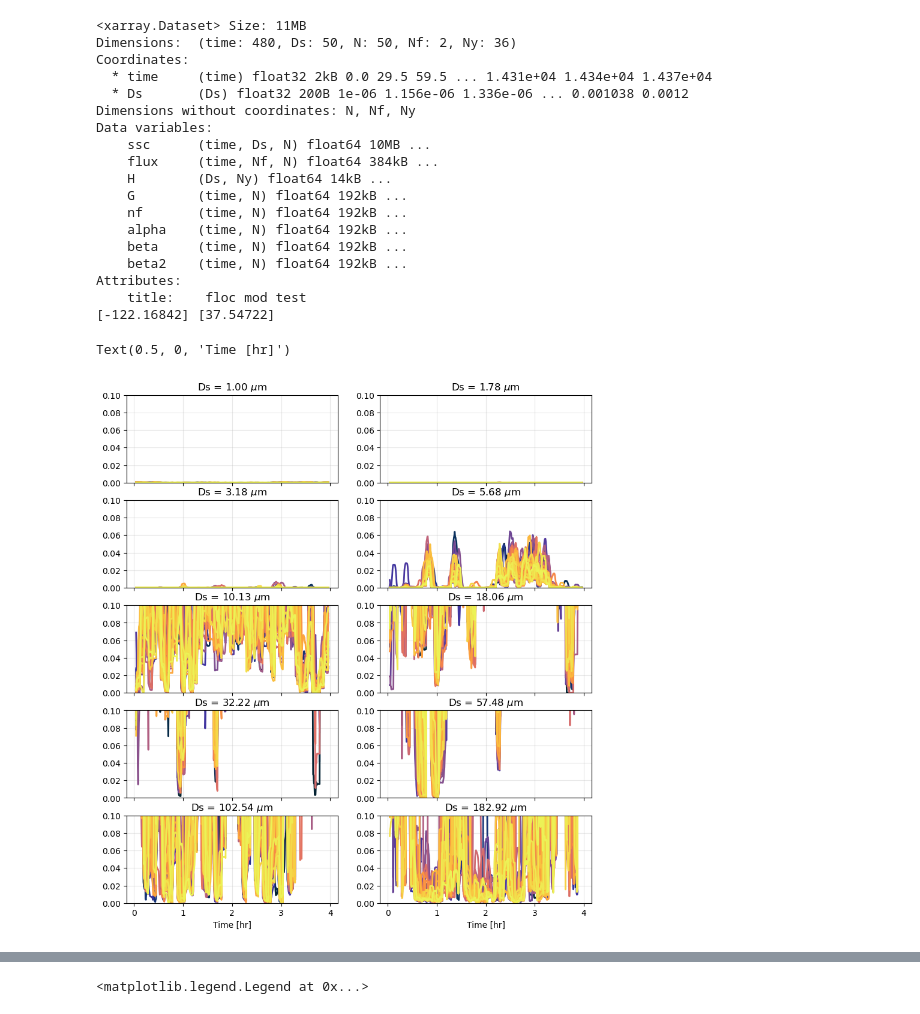
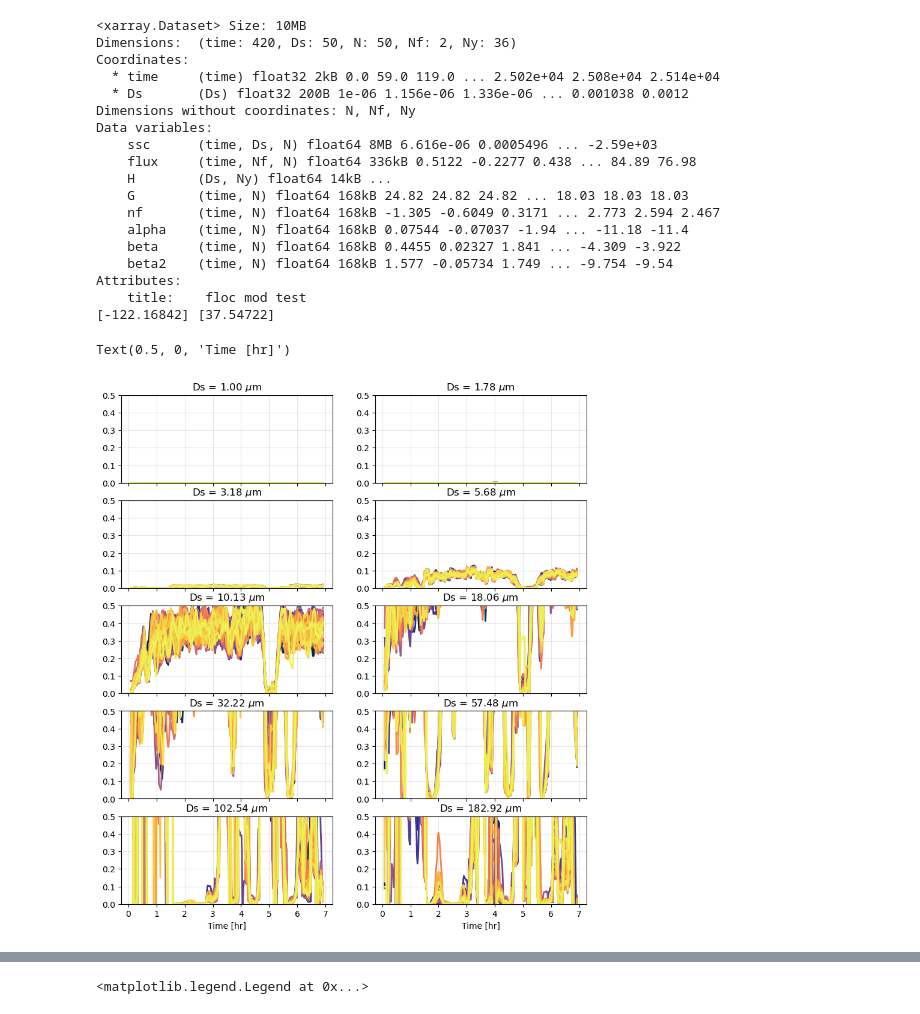
Before and after one commit to sienna-white/enkf_sediment, a Jupyter notebook: plot_floc_mod_ens.ipynb, the cells around one changed output, grey strips where cells are left out. Drawn from its saved outputs; the diff is of its cells as text; code cells hidden in the pictures.

```diff
--- a/plot_floc_mod_ens.ipynb
+++ b/plot_floc_mod_ens.ipynb
@@ -10,10 +10,10 @@ from scipy.integrate import cumulative_trapezoid #, trapz
 
 
 ############################## OPEN MODEL DATA ##############################
-ds = xr.open_dataset("FlocMod_ADV_G_34.nc", decode_times=False)
+ds = xr.open_dataset("FlocMod_ADV_G_37.nc", decode_times=False)
 volume = 4/3 * np.pi * (ds.Ds/2)**3
 date = pd.to_datetime("2020-07-16 20:10:01")
-# ds = ds.dropna(dim="N", how="all")
+ds = ds.dropna(dim="N", how="any")
 mtime = [date + pd.Timedelta(t, unit='s') for t in ds.time.values]
 nt = len(ds.time)
 Nens = len(ds.N)
@@ -56,50 +56,50 @@ lds = xr.open_dataset(fn, decode_times=False)
 ldates = julian_to_datetime(lds['time'].values, lds['time2'].values)
 lds = lds.assign_coords(time=ldates)
 # %% [output]
-<xarray.Dataset> Size: 11MB
-Dimensions:  (time: 480, Ds: 50, N: 50, Nf: 2, Ny: 36)
+<xarray.Dataset> Size: 10MB
+Dimensions:  (time: 420, Ds: 50, N: 50, Nf: 2, Ny: 36)
 Coordinates:
-  * time     (time) float32 2kB 0.0 29.5 59.5 ... 1.431e+04 1.434e+04 1.437e+04
+  * time     (time) float32 2kB 0.0 59.0 119.0 ... 2.502e+04 2.508e+04 2.514e+04
   * Ds       (Ds) float32 200B 1e-06 1.156e-06 1.336e-06 ... 0.001038 0.0012
 Dimensions without coordinates: N, Nf, Ny
 Data variables:
-    ssc      (time, Ds, N) float64 10MB ...
-    flux     (time, Nf, N) float64 384kB ...
+    ssc      (time, Ds, N) float64 8MB 6.616e-06 0.0005496 ... -2.59e+03
+    flux     (time, Nf, N) float64 336kB 0.5122 -0.2277 0.438 ... 84.89 76.98
     H        (Ds, Ny) float64 14kB ...
-    G        (time, N) float64 192kB ...
-    nf       (time, N) float64 192kB ...
-    alpha    (time, N) float64 192kB ...
-    beta     (time, N) float64 192kB ...
-    beta2    (time, N) float64 192kB ...
+    G        (time, N) float64 168kB 24.82 24.82 24.82 ... 18.03 18.03 18.03
+    nf       (time, N) float64 168kB -1.305 -0.6049 0.3171 ... 2.773 2.594 2.467
+    alpha    (time, N) float64 168kB 0.07544 -0.07037 -1.94 ... -11.18 -11.4
+    beta     (time, N) float64 168kB 0.4455 0.02327 1.841 ... -4.309 -3.922
+    beta2    (time, N) float64 168kB 1.577 -0.05734 1.749 ... -9.754 -9.54
 Attributes:
     title:    floc mod test
 [-122.16842] [37.54722]
 # %%
 fig, axs = plt.subplots(nrows=5, ncols=2, figsize=(10, 11), sharex=True, sharey=False)
 axs = axs.flatten()
 
 
 for j, Ds in enumerate(range(0, Ns, 4)):
     if j > 9:
         continue
     axs[j].grid(alpha=0.3)
     axs[j].set_title(r"Ds = %.2f $\mu$m" % (ds.Ds.isel(Ds=Ds).values*1e6))
     time = ds.time.values / 3600
-    axs[j].set_ylim(0, 0.1)
+    axs[j].set_ylim(0, 0.5)
     for i in range(0, Nens):
         G = ds.G.isel(time=1, N=i)
         s0 = ds.ssc.isel(N=i).isel(Ds=Ds) * volume[Ds] * 1e6
         s0 = s0.rolling(time=10, center=True).mean().values
         axs[j].plot(time, s0, color=cmo.cm.thermal(i/Nens), linewidth=2) #, label="Nens=%d" % i)
 
 # axs[-5].legend(bbox_to_anchor=(1.05, 1), loc='upper left', borderaxespad=0. )
 axs[-1].set_xlabel("Time [hr]")
 axs[-2].set_xlabel("Time [hr]")
 
 # fig.savefig("time_evolution_G=%d.png" % (G), dpi=300, bbox_inches='tight')
 # %% [output]
 Text(0.5, 0, 'Time [hr]')
-[figure, old version]
+[figure, new version]
 # %%
 fig, axs = plt.subplots(nrows=3, ncols=5, figsize=(14, 7), sharex=True, sharey=True)
 axs[0,0].set_ylabel(r"D [$\mu$m]")
```
Also changed, not shown: parts of 11 cells of this notebook, 1 other file.
